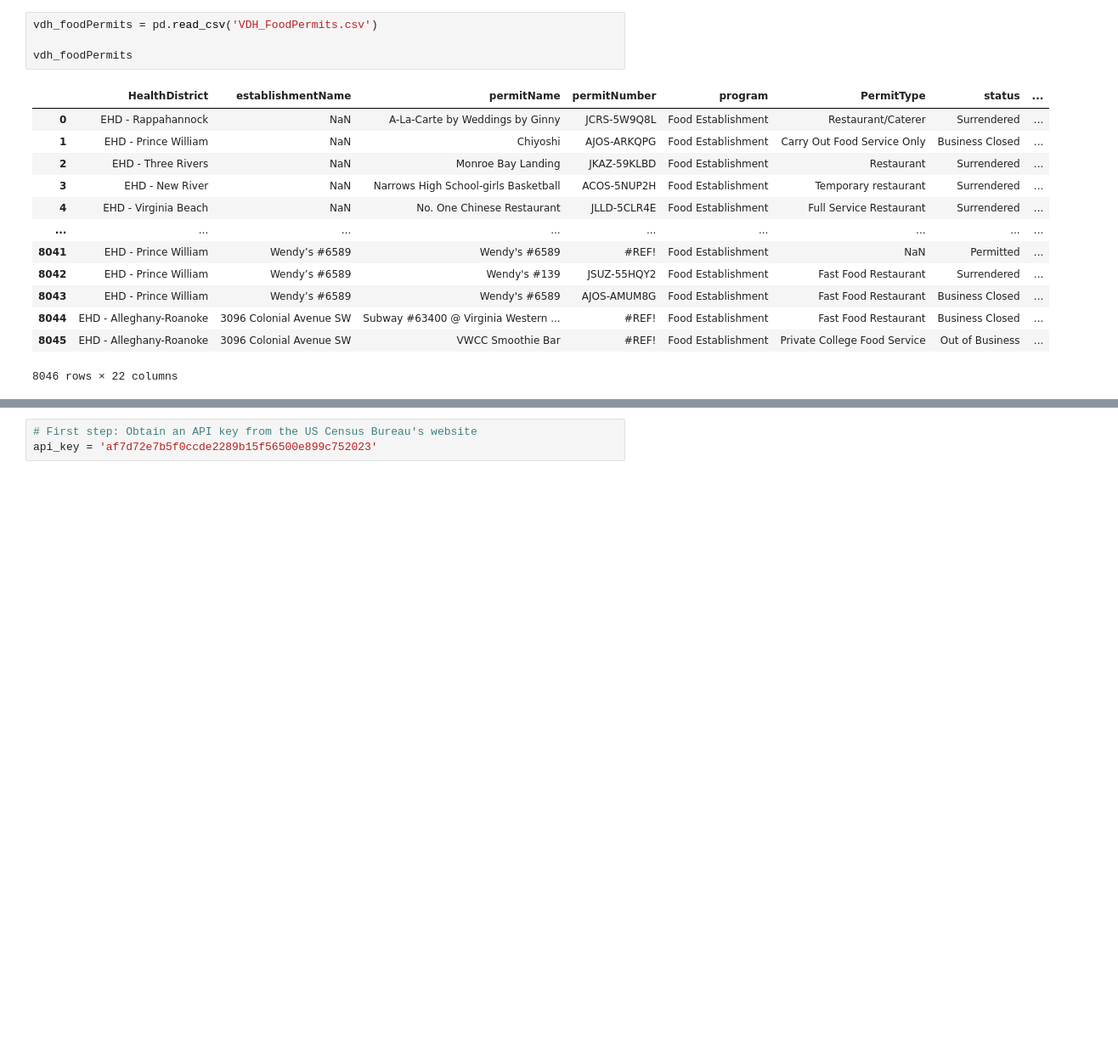
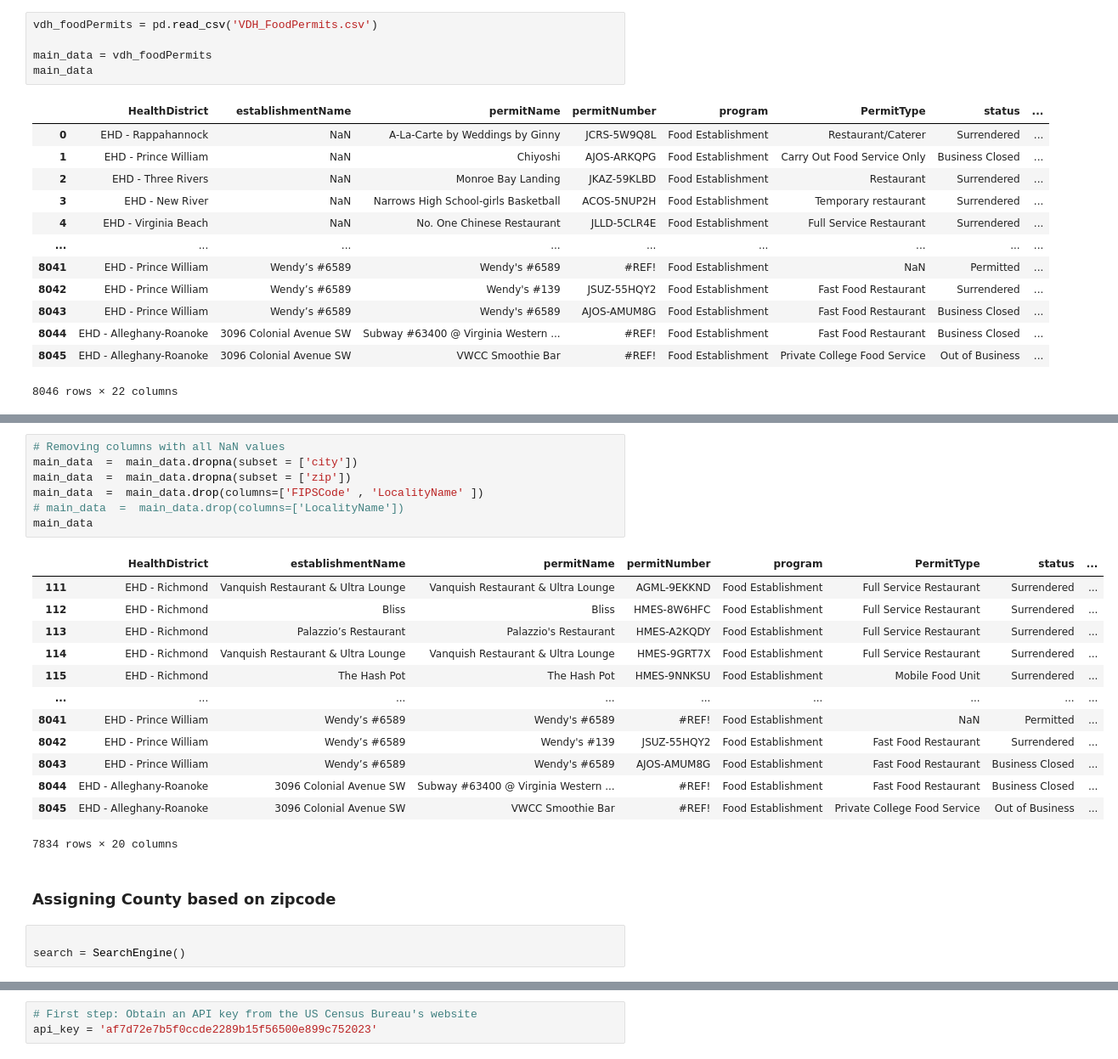
Before and after one commit to connorpepin/CMDA-Capstone, a Jupyter notebook: VDH.ipynb, the cells around one changed output, grey strips where cells are left out. Shown at 85% size. Drawn from its saved outputs; the diff is of its cells as text; blank space fills up the shorter version.

```diff
--- a/VDH.ipynb
+++ b/VDH.ipynb
@@ -6,7 +9,8 @@ import seaborn as sns
 # %%
 vdh_foodPermits = pd.read_csv('VDH_FoodPermits.csv')
 
-vdh_foodPermits
+main_data = vdh_foodPermits
+main_data
 # %% [output]
 |  | HealthDistrict | establishmentName | permitName | permitNumber | program | PermitType | status | ... |
 | 0 | EHD - Rappahannock | NaN | A-La-Carte by Weddings by Ginny | JCRS-5W9Q8L | Food Establishment | Restaurant/Caterer | Surrendered | ... |
@@ -25,0 +46,26 @@ vdh_foodPermits
+# %%
+# Removing columns with all NaN values
+main_data  =  main_data.dropna(subset = ['city'])
+main_data  =  main_data.dropna(subset = ['zip'])
+main_data  =  main_data.drop(columns=['FIPSCode' , 'LocalityName' ])
+# main_data  =  main_data.drop(columns=['LocalityName'])
+main_data
+# %% [output]
+|  | HealthDistrict | establishmentName | permitName | permitNumber | program | PermitType | status | ... |
+| 111 | EHD - Richmond | Vanquish Restaurant & Ultra Lounge | Vanquish Restaurant & Ultra Lounge | AGML-9EKKND | Food Establishment | Full Service Restaurant | Surrendered | ... |
+| 112 | EHD - Richmond | Bliss | Bliss | HMES-8W6HFC | Food Establishment | Full Service Restaurant | Surrendered | ... |
+| 113 | EHD - Richmond | Palazzio’s Restaurant | Palazzio's Restaurant | HMES-A2KQDY | Food Establishment | Full Service Restaurant | Surrendered | ... |
+| 114 | EHD - Richmond | Vanquish Restaurant & Ultra Lounge | Vanquish Restaurant & Ultra Lounge | HMES-9GRT7X | Food Establishment | Full Service Restaurant | Surrendered | ... |
+| 115 | EHD - Richmond | The Hash Pot | The Hash Pot | HMES-9NNKSU | Food Establishment | Mobile Food Unit | Surrendered | ... |
+| ... | ... | ... | ... | ... | ... | ... | ... | ... |
+| 8041 | EHD - Prince William | Wendy’s #6589 | Wendy's #6589 | #REF! | Food Establishment | NaN | Permitted | ... |
+| 8042 | EHD - Prince William | Wendy’s #6589 | Wendy's #139 | JSUZ-55HQY2 | Food Establishment | Fast Food Restaurant | Surrendered | ... |
+| 8043 | EHD - Prince William | Wendy’s #6589 | Wendy's #6589 | AJOS-AMUM8G | Food Establishment | Fast Food Restaurant | Business Closed | ... |
+| 8044 | EHD - Alleghany-Roanoke | 3096 Colonial Avenue SW | Subway #63400 @ Virginia Western ... | #REF! | Food Establishment | Fast Food Restaurant | Business Closed | ... |
+| 8045 | EHD - Alleghany-Roanoke | 3096 Colonial Avenue SW | VWCC Smoothie Bar | #REF! | Food Establishment | Private College Food Service | Out of Business | ... |
+7834 rows × 20 columns
+# %% [markdown]
+### Assigning County based on zipcode
+# %%
+
+search = SearchEngine()
```
Also changed, not shown: parts of 66 cells of this notebook.
